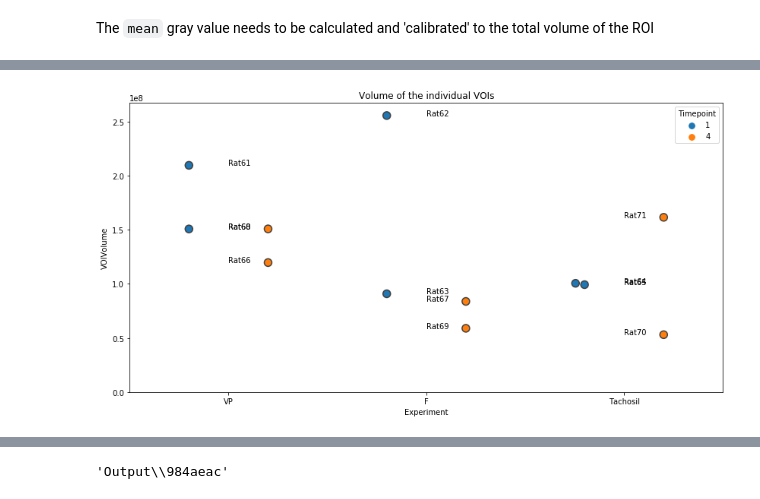
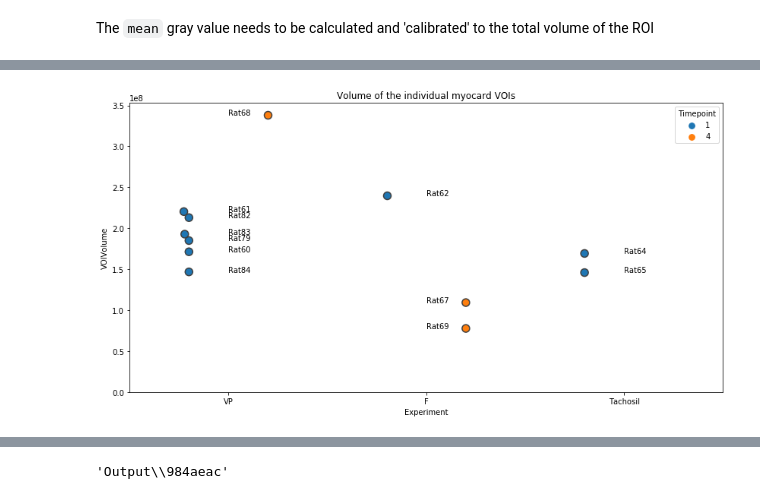
Before and after one commit to habi/heart-neoangiogenesis, a Jupyter notebook: Patch-Delineation-Analysis.ipynb, the cells around one changed output, grey strips where cells are left out. Cells and saved outputs as stored; diff of their text form; code cells hidden in the pictures.

```diff
--- a/Patch-Delineation-Analysis.ipynb
+++ b/Patch-Delineation-Analysis.ipynb
@@ -303,0 +228,8 @@ Data.reset_index(drop=True, inplace=True)
+# %%
+# See what's in the VOI folders
+# And drop those that are empty
+for c, row in Data.iterrows():
+    if not len(row['VOIFiles']):
+        print('%s contains *no* PNG files' % row['VOIFolder'])
+        Data.drop(c, inplace=True)
+Data.reset_index(drop=True, inplace=True)
@@ -312,4 +245,0 @@ See the caveats in the documentation: https://pandas.pydata.org/pandas-docs/stab
-# %%
-# Get the file names of the reconstructions
-Data['VOISlices'] = [sorted(glob.glob(os.path.join(f, '*.png'))) for f in Data['VOIFolder']]
-Data['Number of VOI slices'] = [len(r) for r in Data.VOISlices]
@@ -326,8 +245,0 @@ See the caveats in the documentation: https://pandas.pydata.org/pandas-docs/stab
-# %%
-# Display some info
-for c, row in Data.iterrows():
-    print('%02s/%s: %s has %03s slices in its VOI folder in %s' % (c + 1,
-                                                                   len(Data),
-                                                                   row['Sample'].rjust(Data['SampleNameLength'].max()),
-                                                                   row['Number of VOI slices'],
-                                                                   row['VOIFolder']))
@@ -432,10 +316,8 @@ for c, row in Data.iterrows():
         plt.subplot(1, 3, d + 1)
         plt.imshow(row['Mid_' + direction])
         plt.gca().add_artist(ScaleBar(row['Voxelsize'], 'um'))
-        plt.title('%s/%s: %s, %s' % (c + 1,
-                                     len(Data),
-                                     row['Sample'],
-                                     direction + ' Middle slice'))
+        plt.title('%s, %s' % (row['Sample'],
+                              direction + ' Middle slice'))
         plt.axis('off')
     plt.savefig(os.path.join(row['Folder'], row['Sample'] + '.MiddleSlices.png'),
                 bbox_inches='tight')
@@ -538,17 +442,24 @@ See the caveats in the documentation: https://pandas.pydata.org/pandas-docs/stab
 # %%
-# Plot volume of VOIs for comparison
-seaborn.swarmplot(data=Data, x='Experiment', y='VOIVolume', dodge=True, hue='Timepoint', s=10, linewidth=1.5)
-for c,row in Data.iterrows():
+# Plot volume of (selected) VOIs for comparison
+which = 'myocard'
+seaborn.swarmplot(data=Data[Data.VOI == which],
+                  x='Experiment',
+                  y='VOIVolume',
+                  dodge=True,
+                  hue='Timepoint',
+                  s=10,
+                  linewidth=1.5)
+for c,row in Data[Data.VOI == which].iterrows():
     if 'VP' in row.Experiment:
         plt.annotate(row.Sample, (0, row.VOIVolume))
     elif 'F' in row.Experiment:
         plt.annotate(row.Sample, (1, row.VOIVolume))
     elif 'Tacho' in row.Experiment:
         plt.annotate(row.Sample, (2, row.VOIVolume))
 plt.ylim(ymin=0)
-plt.title('Volume of the individual VOIs')
-plt.savefig(os.path.join(OutputDir, 'Volume.VOIs.png'),
+plt.title('Volume of the individual %s VOIs' % which)
+plt.savefig(os.path.join(OutputDir, 'Volume.VOIs.%s.png' % which),
             bbox_inches='tight')
 plt.show()
 # %% [output]
-[figure, old version]
+[figure, new version]
```
Also changed, not shown: parts of 35 cells of this notebook.
